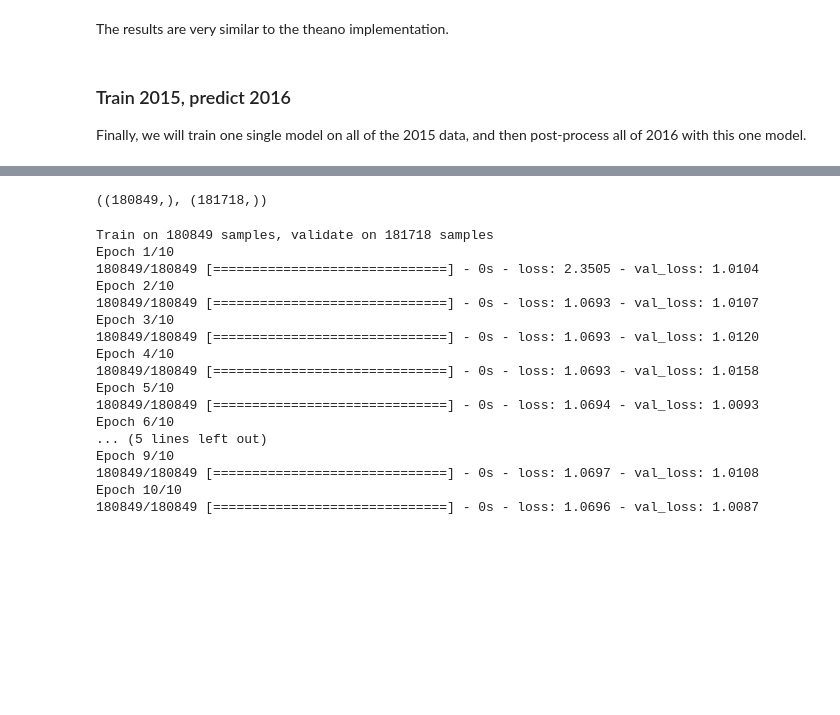
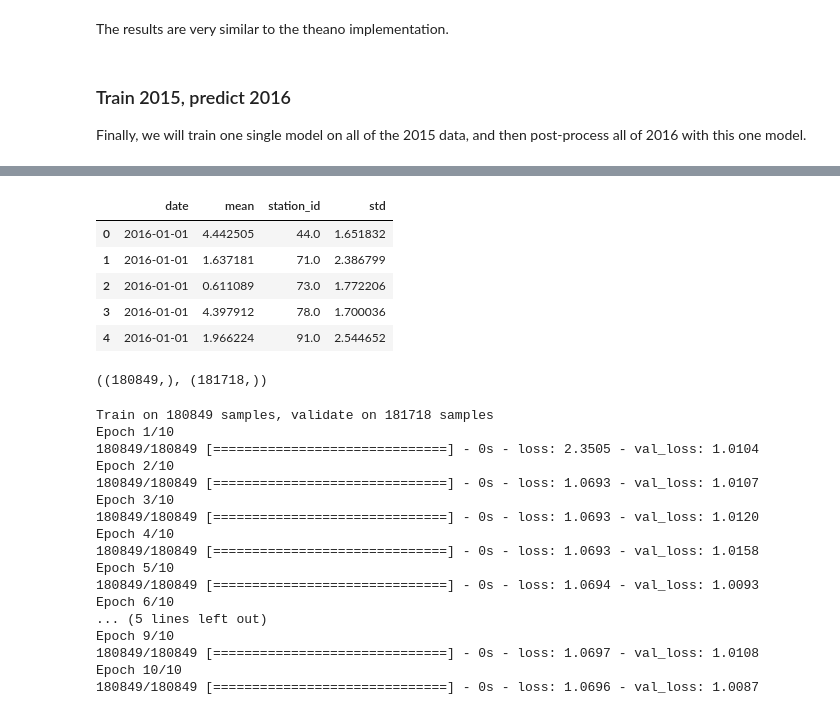
Before and after one commit to slerch/ppnn, a Jupyter notebook: nn_postprocessing/EMOS_network.ipynb, the cells around one changed output, grey strips where cells are left out. Cells and saved outputs as stored; diff of their text form; code cells hidden in the pictures; blank space fills up the shorter version.

```diff
--- a/nn_postprocessing/EMOS_network.ipynb
+++ b/nn_postprocessing/EMOS_network.ipynb
@@ -325,0 +319,10 @@ Finally, we will train one single model on all of the 2015 data, and then post-p
+# %%
+# Split dataset
+train_mean = train_set.features[:, 0]
+train_std = train_set.features[:, 1]
+test_mean = test_set.features[:, 0]
+test_std = test_set.features[:, 1]
+# %%
+model_keras.fit([train_mean, train_std], train_set.targets, epochs=10,
+                batch_size=1024,
+                validation_data=[[test_mean, test_std], test_set.targets])
@@ -325,0 +348,16 @@ Finally, we will train one single model on all of the 2015 data, and then post-p
+# %%
+# Get predictions
+preds = model_keras.predict([test_mean, test_std])
+# %%
+# Save predictions
+results_df = create_results_df(test_set.date_strs, test_set.station_ids,
+                               preds[:, 0], preds[:, 1])
+# %%
+results_df.head()
+# %% [output]
+|  | date | mean | station_id | std |
+| 0 | 2016-01-01 | 4.442505 | 44.0 | 1.651832 |
+| 1 | 2016-01-01 | 1.637181 | 71.0 | 2.386799 |
+| 2 | 2016-01-01 | 0.611089 | 73.0 | 1.772206 |
+| 3 | 2016-01-01 | 4.397912 | 78.0 | 1.700036 |
+| 4 | 2016-01-01 | 1.966224 | 91.0 | 2.544652 |
```
Also changed, not shown: parts of 7 cells of this notebook, 4 other files.
